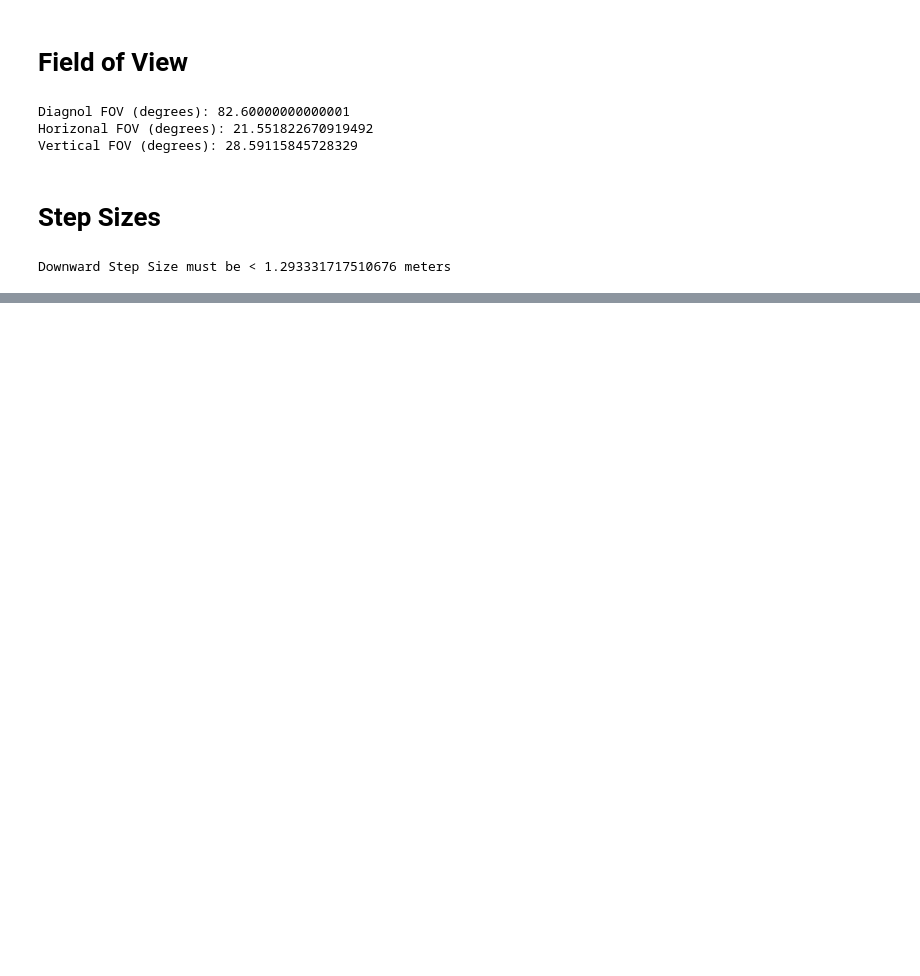
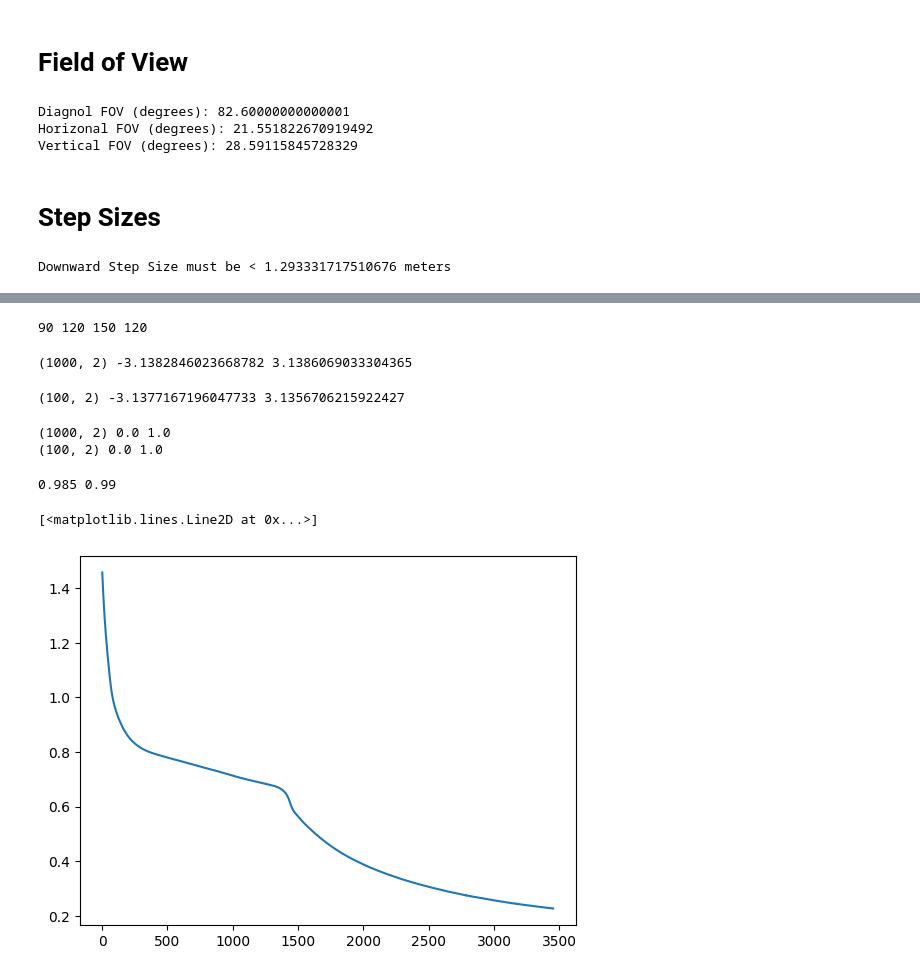
Before and after one commit to WreckItTim/rl_drone, a Jupyter notebook: Utility_Notebook.ipynb, the cells around one changed output, grey strips where cells are left out. Saved outputs shown, nothing was run; the diff lists cells and outputs as text; code cells hidden in the pictures; blank space fills up the shorter version.

```diff
--- a/Utility_Notebook.ipynb
+++ b/Utility_Notebook.ipynb
@@ -32,0 +48,53 @@ Downward Step Size must be < 1.293331717510676 meters
+# %%
+print(
+    int(round(np.degrees(angle_diff(np.radians(90), np.radians(180))),0)),
+    int(round(np.degrees(angle_diff(np.radians(-160),np.radians(-40))),0)),
+    int(round(np.degrees(angle_diff(np.radians(90), np.radians(-120))),0)),
+    int(round(np.degrees(angle_diff(np.radians(-90), np.radians(150))),0)),
+)
+# %% [output]
+90 120 150 120
+# %%
+n_train = 1000
+n_test = 100
+n_features = 2
+n_output = 2
+max_iters = 10000
+# %%
+X_train = np.random.rand(n_train, n_features)*2*math.pi - math.pi
+print(X_train.shape, X_train.min(), X_train.max())
+# %% [output]
+(1000, 2) -3.1382846023668782 3.1386069033304365
+# %%
+X_test = np.random.rand(n_test, n_features)*2*math.pi - math.pi
+print(X_test.shape, X_test.min(), X_test.max())
+# %% [output]
+(100, 2) -3.1377167196047733 3.1356706215922427
+# %%
+def get_labels(X):
+    Y = np.zeros((X.shape[0], n_output))
+    for n in range(X.shape[0]):
+        diff = angle_diff(X[n, 0], X[n, 1])
+        if diff  < 1:
+            Y[n] = [1, 0]
+        else:
+            Y[n] = [0, 1]
+    print(Y.shape, Y.min(), Y.max())
+    return Y
+Y_train = get_labels(X_train)
+Y_test = get_labels(X_test)
+# %% [output]
+(1000, 2) 0.0 1.0
+(100, 2) 0.0 1.0
+# %%
+mlp = MLPClassifier(hidden_layer_sizes=(4,), max_iter=max_iters, early_stopping=False)
+mlp.fit(X_train, Y_train)
+P_train = mlp.predict(X_train)
+P_test = mlp.predict(X_test)
+print(accuracy_score(P_train, Y_train), accuracy_score(P_test, Y_test))
+iters = [i+1 for i in range(len(mlp.loss_curve_))]
+plt.plot(iters, mlp.loss_curve_)
+# %% [output]
+0.985 0.99
+[<matplotlib.lines.Line2D at 0x...>]
+[figure, added]
```
Also changed, not shown: parts of 5 cells of this notebook, 16 other files.
